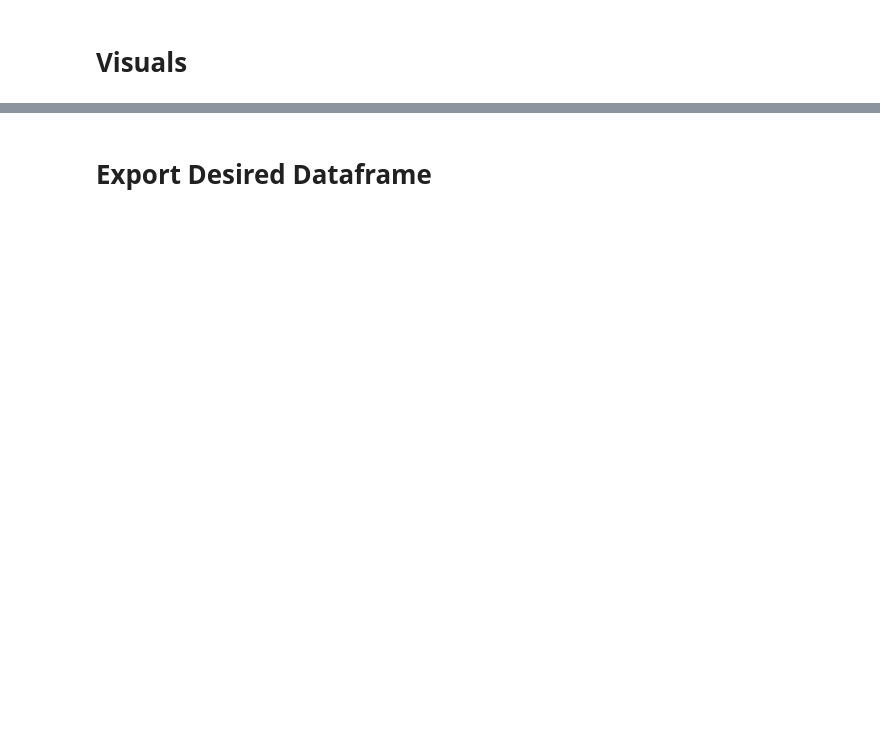
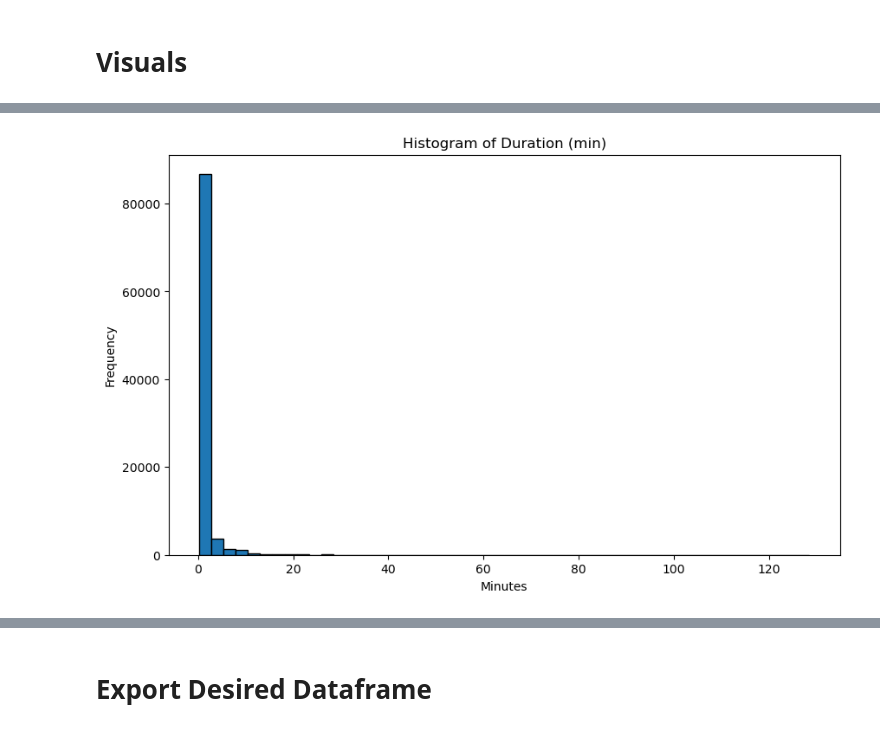
Before and after one commit to julessaldivar/-UK-Rail-Data-Pipeline-EDA, a Jupyter notebook: UK_RAil_EDA.ipynb, the cells around one changed output, grey strips where cells are left out. Drawn from its saved outputs; the diff is of its cells as text; code cells hidden in the pictures; blank space fills up the shorter version.

```diff
--- a/UK_RAil_EDA.ipynb
+++ b/UK_RAil_EDA.ipynb
@@ -626,0 +681,10 @@ plt.show()
+# %%
+# Histogram for 'duration (min)'
+plt.figure(figsize=(10, 6))
+plt.hist(df_merged['duration (min)'], bins=50, edgecolor='black')
+plt.title('Histogram of Duration (min)')
+plt.xlabel('Minutes')
+plt.ylabel('Frequency')
+plt.show()
+# %% [output]
+[figure, added]
```
Also changed, not shown: parts of 29 cells of this notebook.
